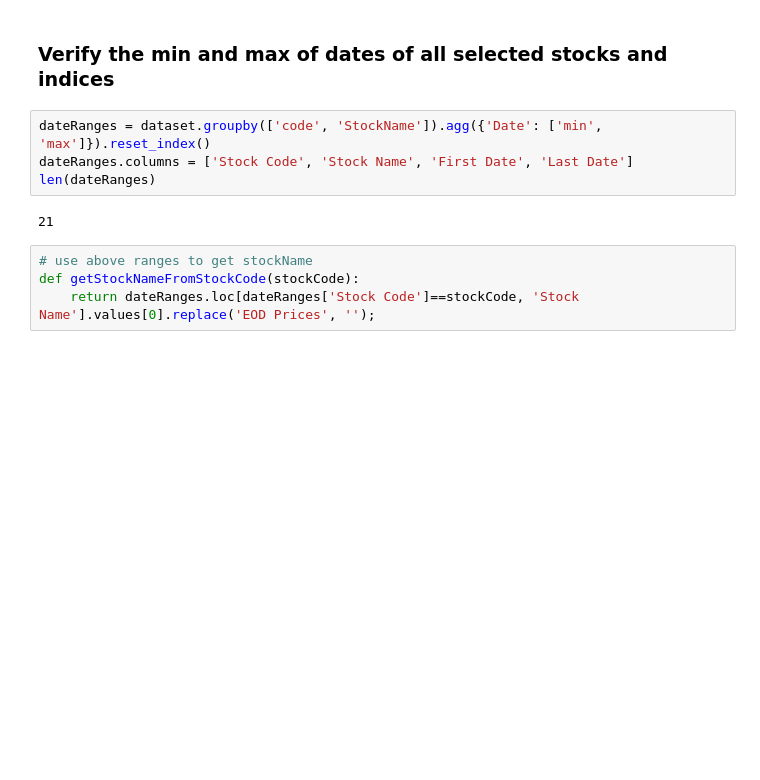
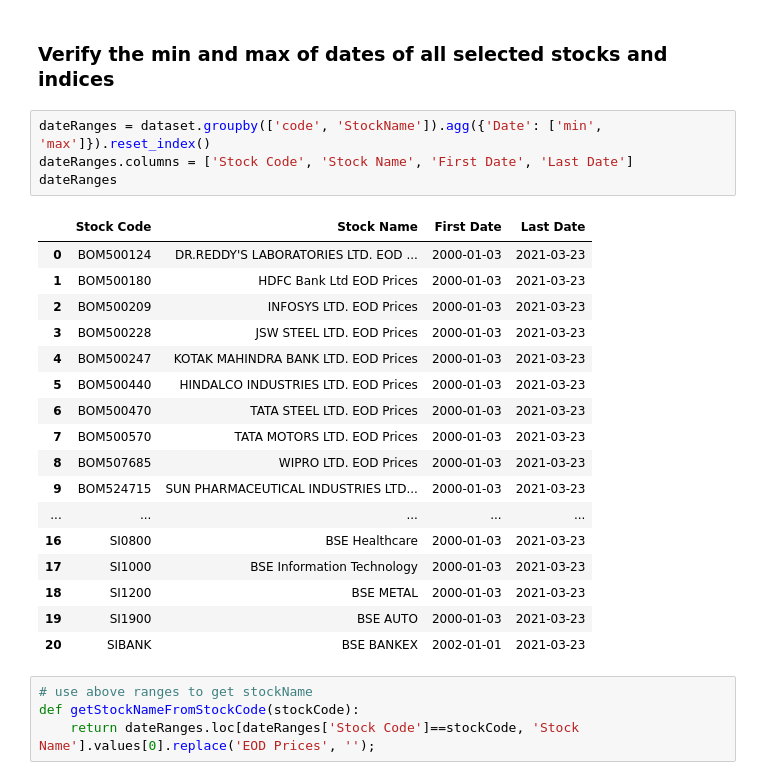
Before and after one commit to acamit/DataScience, a Jupyter notebook: Thesis work/Code/Thesis_Implementation Models.ipynb, the cells around one changed output. Cells and saved outputs as stored; diff of their text form; blank space fills up the shorter version.

```diff
--- a/Thesis work/Code/Thesis_Implementation Models.ipynb
+++ b/Thesis work/Code/Thesis_Implementation Models.ipynb
@@ -240,9 +264,25 @@ memory usage: 13.7+ MB
 # %%
 dateRanges = dataset.groupby(['code', 'StockName']).agg({'Date': ['min', 'max']}).reset_index()
 dateRanges.columns = ['Stock Code', 'Stock Name', 'First Date', 'Last Date']
-len(dateRanges)
+dateRanges
 # %% [output]
-21
+|  | Stock Code | Stock Name | First Date | Last Date |
+| 0 | BOM500124 | DR.REDDY'S LABORATORIES LTD. EOD ... | 2000-01-03 | 2021-03-23 |
+| 1 | BOM500180 | HDFC Bank Ltd EOD Prices | 2000-01-03 | 2021-03-23 |
+| 2 | BOM500209 | INFOSYS LTD. EOD Prices | 2000-01-03 | 2021-03-23 |
+| 3 | BOM500228 | JSW STEEL LTD. EOD Prices | 2000-01-03 | 2021-03-23 |
+| 4 | BOM500247 | KOTAK MAHINDRA BANK LTD. EOD Prices | 2000-01-03 | 2021-03-23 |
+| 5 | BOM500440 | HINDALCO INDUSTRIES LTD. EOD Prices | 2000-01-03 | 2021-03-23 |
+| 6 | BOM500470 | TATA STEEL LTD. EOD Prices | 2000-01-03 | 2021-03-23 |
+| 7 | BOM500570 | TATA MOTORS LTD. EOD Prices | 2000-01-03 | 2021-03-23 |
+| 8 | BOM507685 | WIPRO LTD. EOD Prices | 2000-01-03 | 2021-03-23 |
+| 9 | BOM524715 | SUN PHARMACEUTICAL INDUSTRIES LTD... | 2000-01-03 | 2021-03-23 |
+| ... | ... | ... | ... | ... |
+| 16 | SI0800 | BSE Healthcare | 2000-01-03 | 2021-03-23 |
+| 17 | SI1000 | BSE Information Technology | 2000-01-03 | 2021-03-23 |
+| 18 | SI1200 | BSE METAL | 2000-01-03 | 2021-03-23 |
+| 19 | SI1900 | BSE AUTO | 2000-01-03 | 2021-03-23 |
+| 20 | SIBANK | BSE BANKEX | 2002-01-01 | 2021-03-23 |
 # %%
 # use above ranges to get stockName
 def getStockNameFromStockCode(stockCode):
```
Also changed, not shown: parts of 40 cells of this notebook, 5 other files.
